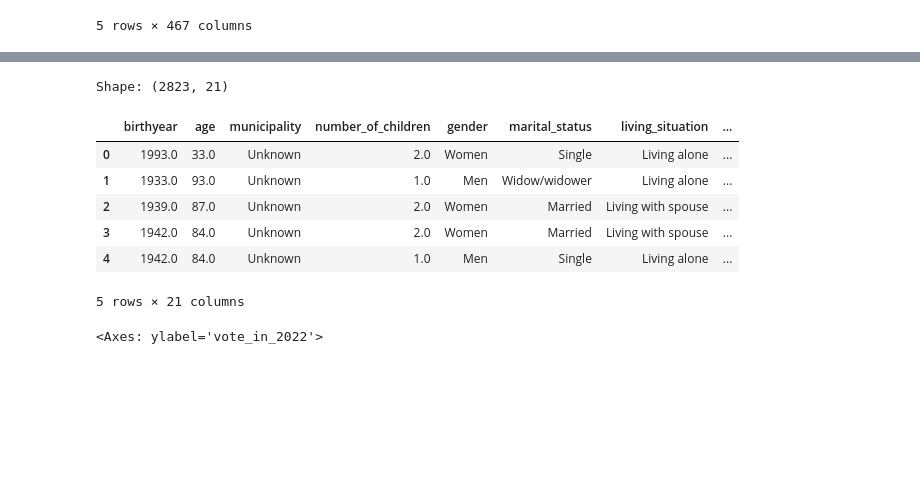
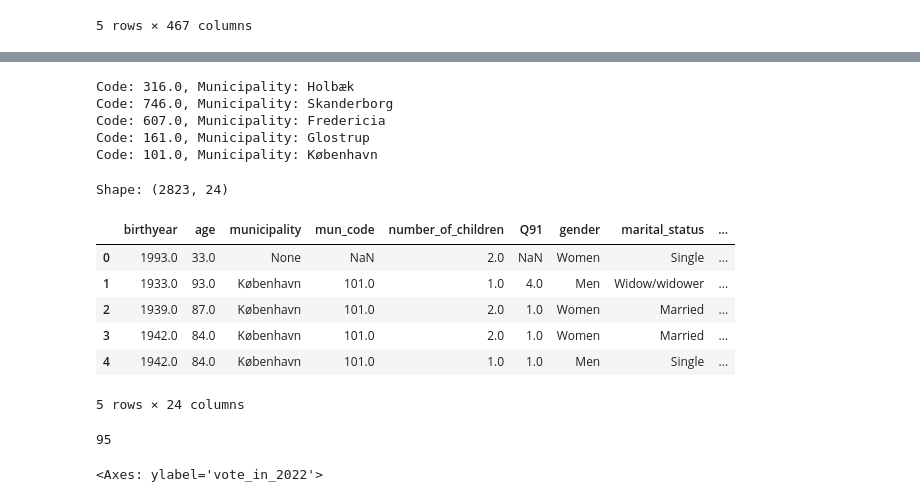
Before and after one commit to AI-Pop-Up-Lab/cssci-capstone-app, a Jupyter notebook: denmark_data/dnes.ipynb, the cells around one changed output, grey strips where cells are left out. Saved outputs shown, nothing was run; the diff lists cells and outputs as text; code cells hidden in the pictures; blank space fills up the shorter version.

```diff
--- a/denmark_data/dnes.ipynb
+++ b/denmark_data/dnes.ipynb
@@ -42,13 +36,25 @@ array([ nan, 101., 147., 151., 153., 155., 157., 159., 161., 163., 165.,
 # %%
 def get_municipality_name(code):
-    code = str(code).rstrip('.')
-    formatted_code = str(code).zfill(4)
+    if pd.isna(code):
+        return None
+    code_int = int(float(code))
+    formatted_code = f"{code_int:04d}"   # zero‑pad to 4 digits
+
     url = f"https://api.dataforsyningen.dk/kommuner/{formatted_code}"
-
     response = requests.get(url)
     if response.status_code == 200:
         return response.json().get('navn')
     return "Unknown"
+
+sample = df['kommunekode'].sample(5).values
+for code in sample:
+    print(f"Code: {code}, Municipality: {get_municipality_name(code)}")
+# %% [output]
+Code: 316.0, Municipality: Holbæk
+Code: 746.0, Municipality: Skanderborg
+Code: 607.0, Municipality: Fredericia
+Code: 161.0, Municipality: Glostrup
+Code: 101.0, Municipality: København
 # %%
 # dicts to recode, the name of the var is the same as the name of the column
 # the comment next to the dict definition is the name of the column in the recoded col
@@ -201,10 +207,29 @@ Q104 = { #employment_sector
 }
 
 Q90 = { #school_education
-    1: '7th grade or shorter', 2: '8th-9th grade', 3: '10th grade',
-    4: 'Realeksamen', 5: 'STX', 6: 'HF', 7: 'HTX', 8: 'HHX', 9: 'EUX',
-    10: 'In school education', 11: 'Other', 99: 'Don\'t know'
+    1: 'H1010 Primary school through to 6th grade', 2: 'H1020 Primary school 7th-9th grade', 3: 'H1030 Primary school 10th grade',
+    4: 'H2010 Upper secondary education, General (stx, hf, student courses)', 5: 'H2010 Upper secondary education, General (stx, hf, student courses)', 6: 'H2010 Upper secondary education, General (stx, hf, student courses)', 7: 'H2020 Upper secondary education, General (hhx, htx)', 8: 'H2020 Upper secondary education, General (hhx, htx)', 9: 'H30 – Vocational Education and Training (VET)',
+    10: 'H90 Not stated', 11: 'H90 Not stated', 99: 'H90 Not stated'
 }
+
+# question 91 asks if the respondent has completed higher education
+# if they answer 1: 'Yes', then question their answer for question 92 is their highest education
+# otherwise; their highest education is their answer in Q90
+
+Q92 = { #higher_education
+    1: 'H30 Vocational Education and Training (VET)',
+    2: 'H30 Vocational Education and Training (VET)',
+    3: 'H30 Vocational Education and Training (VET)',
+    4: 'H30 Vocational Education and Training (VET)',
+    5: 'H30 Vocational Education and Training (VET)',
+    6: 'H30 Vocational Education and Training (VET)',
+    7: 'H40 Short cycle higher education',
+    8: 'H50 Vocational bachelors educations',
+    9: 'H60 Bachelors programs',
+    10: 'H70 Masters programs',
+    11: 'H90 Not stated',
+    99: 'H90 Not stated',
+}
 # %%
 #these are just to rename the columns if the answer to a question is a number
 columns = {
@@ -231,42 +255,61 @@ recode_map = {
     'Q93':     ('Q93',     'union_membership'),
     'Q104':    ('Q104',    'employment_sector'),
     'Q90':     ('Q90',     'school_education'),
+    'Q92':     ('Q92',     'higher_education'),
 }
 
 # All recode dicts by name
 recode_dicts = {
     'gender': gender, 'Q3': Q3, 'Q4': Q4, 'Q11': Q11,
     'Q14': Q14, 'Q15': Q15, 'Q16': Q16, 'Q17': Q17,
     'Q22': Q22, 'Q29': Q29, 'Q32': Q32, 'Q78': Q78,
     'Q83': Q83, 'Q87': Q87, 'Q93': Q93, 'Q104': Q104, 'Q90': Q90,
+    'Q92': Q92
 }
 
 # Build the recoded dataframe
 df_recoded = pd.DataFrame()
 
 # Add birthyear and age
 df_recoded['birthyear'] = df['birthyear']
 df_recoded['age'] = 2026 - df['birthyear']
 
-df_recoded['municipality'] = df['kommunekode'].apply(get_municipality_name)
+df_recoded['municipality'] = df['kommunekode'].progress_apply(get_municipality_name)
+df_recoded['mun_code'] = df['kommunekode']
 
 # Add number_of_children (numeric, just rename)
 df_recoded['number_of_children'] = df['Q5']
+
+# add q91 as a col
+df_recoded['Q91'] = df['Q91']
+
+# # get education_level based on Q91, Q90, and Q92
+# def get_education_level(row):
+#     if row['Q91'] == 1: # if they have completed higher education, use Q92
+#         return Q92.get(row['92'], 'Unknown')
+#     else: # otherwise, use Q90
+#         return Q90.get(row['school_education'], 'Unknown')
+
+# df_recoded['education_level'] = df.apply(get_education_level, axis=1)
 
 # Recode each question
 for dict_name, (src_col, new_col) in recode_map.items():
     mapping = recode_dicts[dict_name]
     mapped = df[src_col].map(mapping)
     df_recoded[new_col] = mapped.where(mapped.notna(), df[src_col])
 
 print(f"Shape: {df_recoded.shape}")
 df_recoded.head()
 # %% [output]
-Shape: (2823, 21)
+Shape: (2823, 24)
-|  | birthyear | age | municipality | number_of_children | gender | marital_status | living_situation | ... |
-| 0 | 1993.0 | 33.0 | Unknown | 2.0 | Women | Single | Living alone | ... |
-| 1 | 1933.0 | 93.0 | Unknown | 1.0 | Men | Widow/widower | Living alone | ... |
-| 2 | 1939.0 | 87.0 | Unknown | 2.0 | Women | Married | Living with spouse | ... |
-| 3 | 1942.0 | 84.0 | Unknown | 2.0 | Women | Married | Living with spouse | ... |
-| 4 | 1942.0 | 84.0 | Unknown | 1.0 | Men | Single | Living alone | ... |
+|  | birthyear | age | municipality | mun_code | number_of_children | Q91 | gender | marital_status | ... |
+| 0 | 1993.0 | 33.0 | None | NaN | 2.0 | NaN | Women | Single | ... |
+| 1 | 1933.0 | 93.0 | København | 101.0 | 1.0 | 4.0 | Men | Widow/widower | ... |
+| 2 | 1939.0 | 87.0 | København | 101.0 | 2.0 | 1.0 | Women | Married | ... |
+| 3 | 1942.0 | 84.0 | København | 101.0 | 2.0 | 1.0 | Women | Married | ... |
+| 4 | 1942.0 | 84.0 | København | 101.0 | 1.0 | 1.0 | Men | Single | ... |
-5 rows × 21 columns
+5 rows × 24 columns
+# %%
+print(len(df_recoded['municipality'].unique()))
+# %% [output]
+95
```
Also changed, not shown: parts of 12 cells of this notebook, 11 other files.
